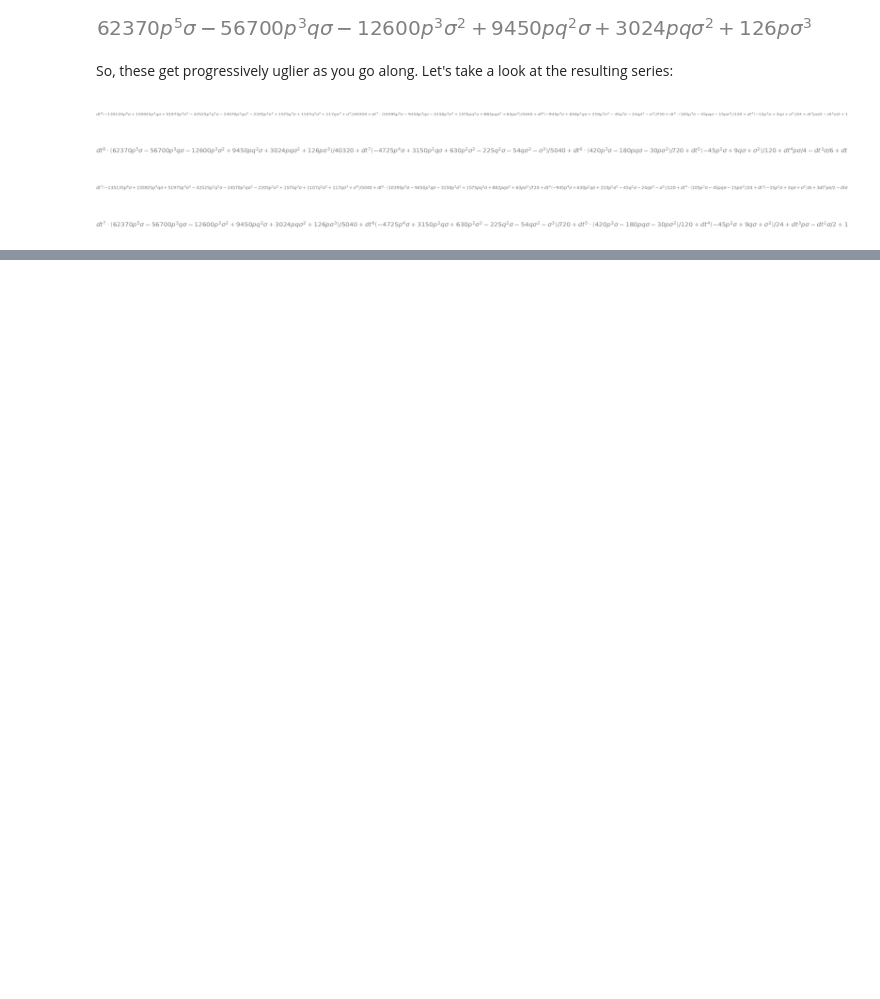
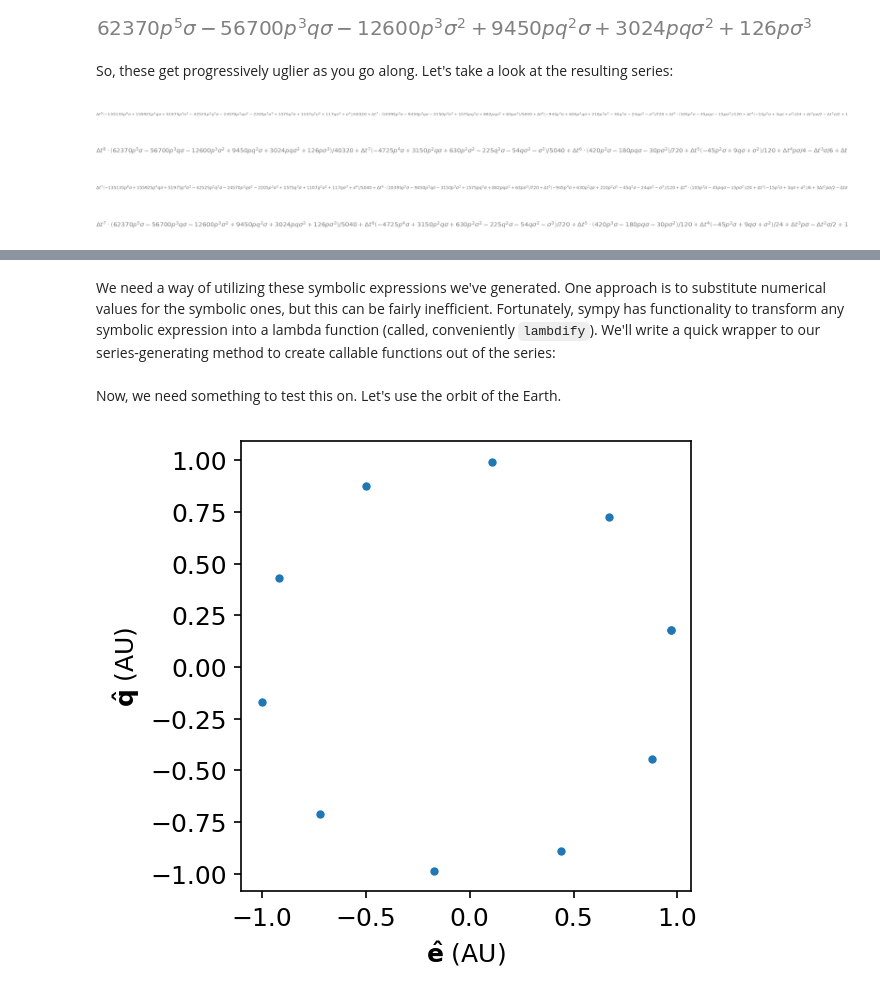
Before and after one commit to dsavransky/astrodynamicsbook, a Jupyter notebook: Notebooks/20-Series Solutions for f and g.ipynb, the cells around one changed output, grey strips where cells are left out. Saved outputs shown, nothing was run; the diff lists cells and outputs as text; code cells hidden in the pictures; blank space fills up the shorter version.

```diff
--- a/Notebooks/20-Series Solutions for f and g.ipynb
+++ b/Notebooks/20-Series Solutions for f and g.ipynb
@@ -260 +264,3 @@ CPU times: user 2min 48s, sys: 1.21 s, total: 2min 49s
 Wall time: 2min 50s
+# %% [markdown]
+We need a way of utilizing these symbolic expressions we've generated.  One approach is to substitute numerical values for the symbolic ones, but this can be fairly inefficient.  Fortunately, sympy has functionality to transform any symbolic expression into a lambda function (called, conveniently `lambdify`).  We'll write a quick wrapper to our series-generating method to create callable functions out of the series:
@@ -260,0 +302,39 @@ Wall time: 2min 50s
+# %% [markdown]
+Now, we need something to test this on.  Let's use the orbit of the Earth.
+# %%
+from astrodynamicsbook.kepler import invKepler, kepler2orbstate
+
+# Define Earth's orbit
+a = 1      # semi-major axis (AU)
+e = 0.0167 # eccentricity
+Tp = 1     # period (year)
+
+#calculate \mu and n from given info:
+mu = a**3/(Tp/2/np.pi)**2 # AU^3/year^2
+n = np.sqrt(mu/a**3)           # yr^(-1)
+
+#let's define an array of times with dt=0.1
+t = np.arange(0,1.1,0.1)*Tp
+
+# Mean anomaly assuming time of periapsis passage is 0
+# and offsetting so initial time is at 10 degrees mean anomaly
+M = n*t + 10/180*np.pi
+
+#get the eccentric anomaly:
+E,_,nu = invKepler(np.mod(M,2*pi),e,return_nu=True)
+
+# the (heliocentric) position and velocity in the perifocal frame
+r, v = kepler2orbstate(a, e, 0, 0, 0, mu, nu)
+# %%
+# plot to make sure the orbit looks good
+%matplotlib inline
+plt.rcParams['figure.dpi'] = 150
+plt.rcParams['font.size'] = 12
+fig = plt.figure(figsize=(3,3))
+ax = fig.add_axes([0,0,1,1])
+
+ax.plot(r[:,0],r[:,1],'.')
+ax.set_xlabel('$\mathbf{\hat{e}}$ (AU)')
+ax.set_ylabel('$\mathbf{\hat{q}}$ (AU)');
+# %% [output]
+[figure, added]
```
Also changed, not shown: parts of 14 cells of this notebook, 2 other files.
